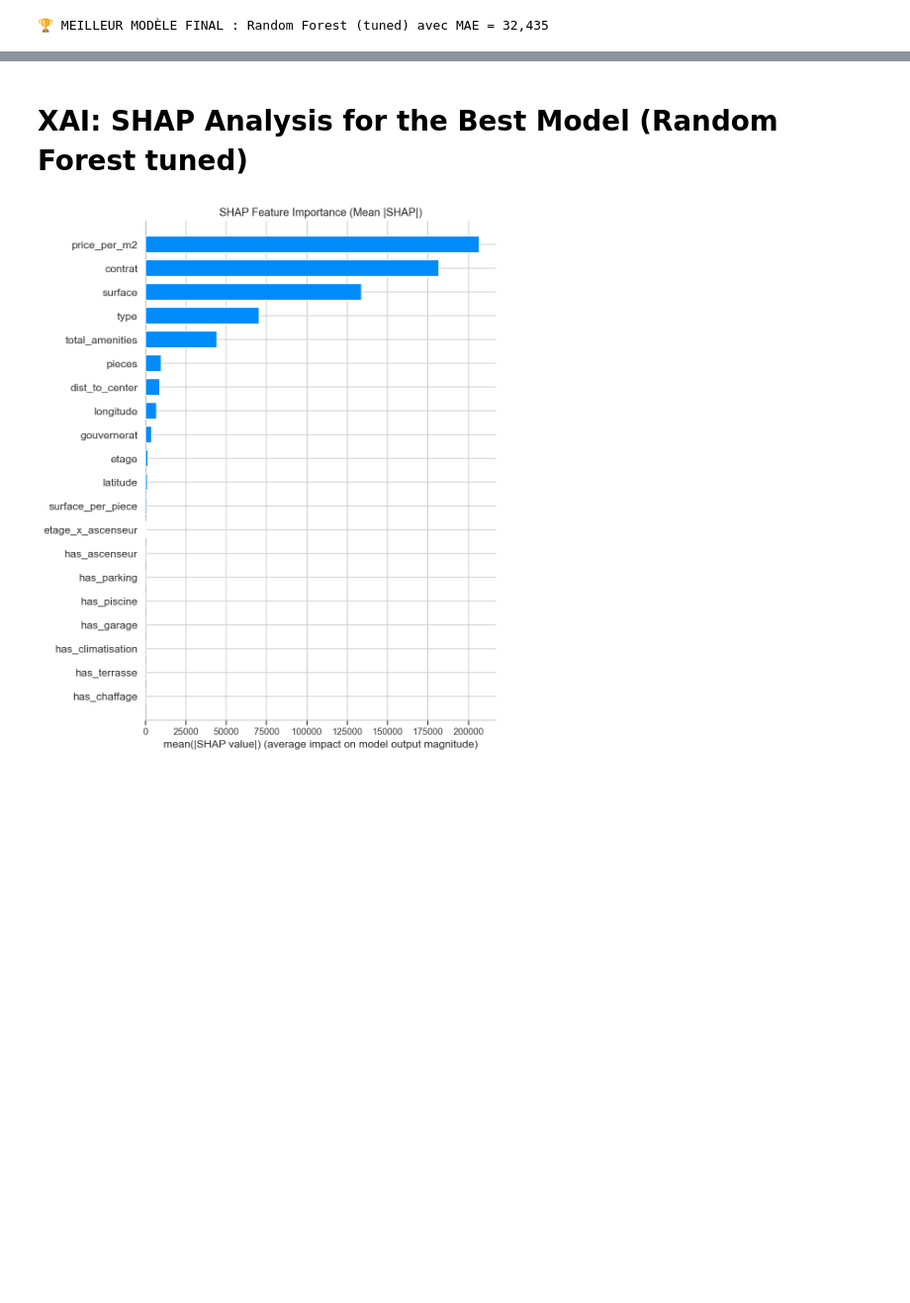
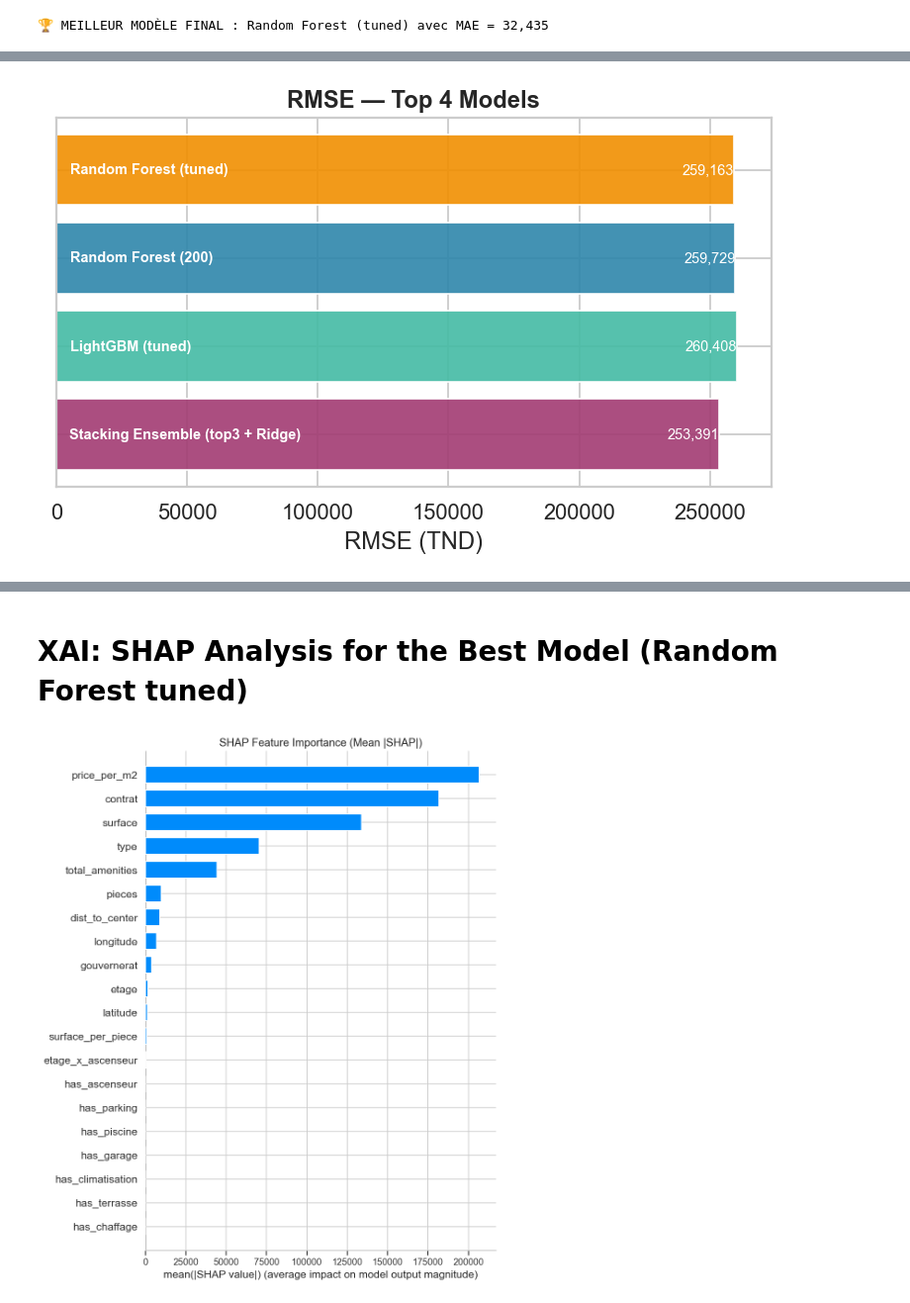
Before and after one commit to wael-ben-salem/EstateMind, a Jupyter notebook: notebooks/Price_predict.ipynb, the cells around one changed output, grey strips where cells are left out. Shown at 99% size. Drawn from its saved outputs; the diff is of its cells as text; code cells hidden in the pictures; blank space fills up the shorter version.

Commit message:
added more plots for comparison

```diff
--- a/notebooks/Price_predict.ipynb
+++ b/notebooks/Price_predict.ipynb
@@ -1041,0 +1159,29 @@ print(f"\n🏆 MEILLEUR MODÈLE FINAL : {best_model_name} avec MAE = {results[be
+# %%
+# ── RMSE Bar Chart for Top 4 Models ──────────────────────────────────────────
+fig_rmse, ax_rmse = plt.subplots(figsize=(6, 4))
+models = top4['Model'].tolist()
+rmse_values = top4['RMSE'].tolist()
+colors_bar = [COLORS.get(m, '#888') for m in models]
+
+y_pos = np.arange(len(models))
+bars = ax_rmse.barh(y_pos, rmse_values, color=colors_bar, edgecolor='white', alpha=0.9)
+ax_rmse.set_yticks(y_pos)
+ax_rmse.set_yticklabels([])                     # remove default labels
+ax_rmse.set_xlabel('RMSE (TND)')
+ax_rmse.set_title('RMSE — Top 4 Models', fontweight='bold')
+ax_rmse.invert_yaxis()                          # best (lowest RMSE) on top
+
+# Add model names inside bars (left side) and RMSE values (right side)
+for bar, model, val in zip(bars, models, rmse_values):
+    # Model name at left edge
+    ax_rmse.text(bar.get_width() * 0.02, bar.get_y() + bar.get_height()/2, model,
+                 va='center', ha='left', fontsize=8, color='white', fontweight='bold')
+    # RMSE value at right edge (formatted without decimals)
+    ax_rmse.text(bar.get_width() - 0.02, bar.get_y() + bar.get_height()/2, f'{val:,.0f}',
+                 va='center', ha='right', fontsize=8, color='white')
+
+plt.tight_layout()
+plt.savefig('rmse_top4.png', dpi=130)
+plt.show()
+# %% [output]
+[figure, added]
```
Also changed, not shown: parts of 10 cells of this notebook, 21 other files.
